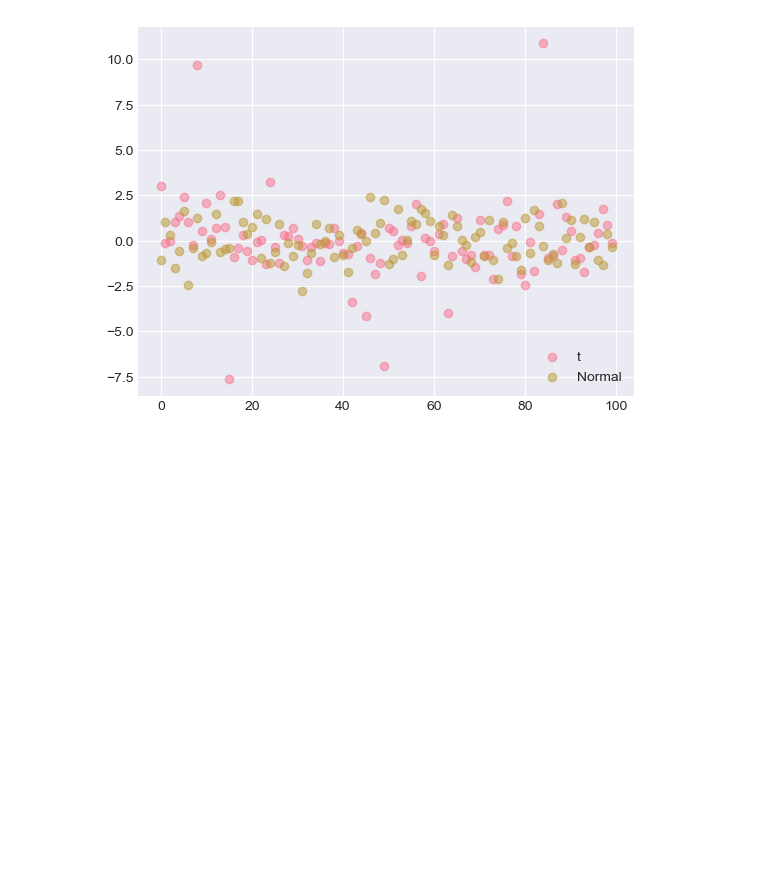
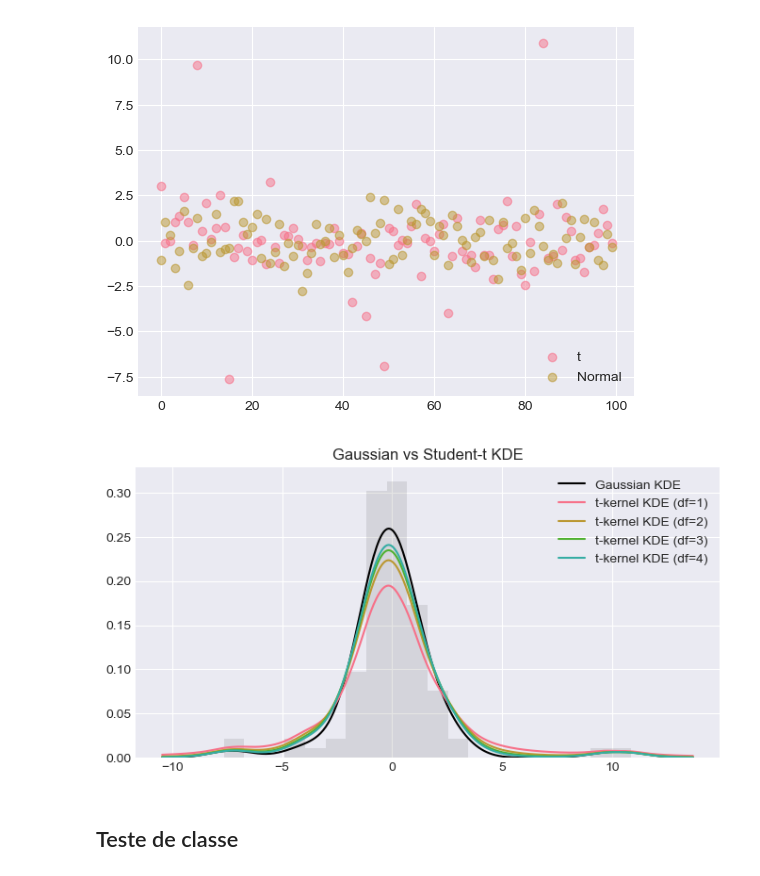
Before and after one commit to matheus-vizzotto/densities4risk, a Jupyter notebook: notebooks/01_density.ipynb, the cells around one changed output. Drawn from its saved outputs; the diff is of its cells as text; code cells hidden in the pictures; blank space fills up the shorter version.

Commit message:
creates KDE class for different kernels and bandwidth selection methods

```diff
--- a/notebooks/01_density.ipynb
+++ b/notebooks/01_density.ipynb
@@ -83,3 +85,6 @@ plt.legend()
 plt.show()
 # %% [output]
 [figure]
+# %%
+n = len(t_samples)
+h = 1.06 * np.std(t_samples, ddof=1) * n ** (-1/5)
@@ -85,0 +167,23 @@ plt.show()
+# %%
+grid = np.linspace(
+    t_samples.min() - 3 * h,
+    t_samples.max() + 3 * h,
+    400
+)
+# %%
+kde_t = t_kde(grid, t_samples, h, df=theoretical_deg_freedom)
+kde_gauss = gaussian_kde_manual(grid, t_samples, h)
+# %%
+plt.figure(figsize=(8, 4))
+plt.plot(grid, kde_gauss, color="black", label="Gaussian KDE")
+
+for df in range(1,5):
+    kde_t = t_kde(grid, t_samples, h, df=df)
+    plt.plot(grid, kde_t, , label=f"t-kernel KDE (df={df})")
+
+plt.hist(t_samples, bins=20, density=True, alpha=0.2, color="gray")
+plt.legend()
+plt.title("Gaussian vs Student-t KDE")
+plt.show()
+# %% [output]
+[figure, added]
@@ -85,0 +539,2 @@ plt.show()
+# %% [markdown]
+## Teste de classe
```
Also changed, not shown: parts of 9 cells of this notebook, 1 other file.
